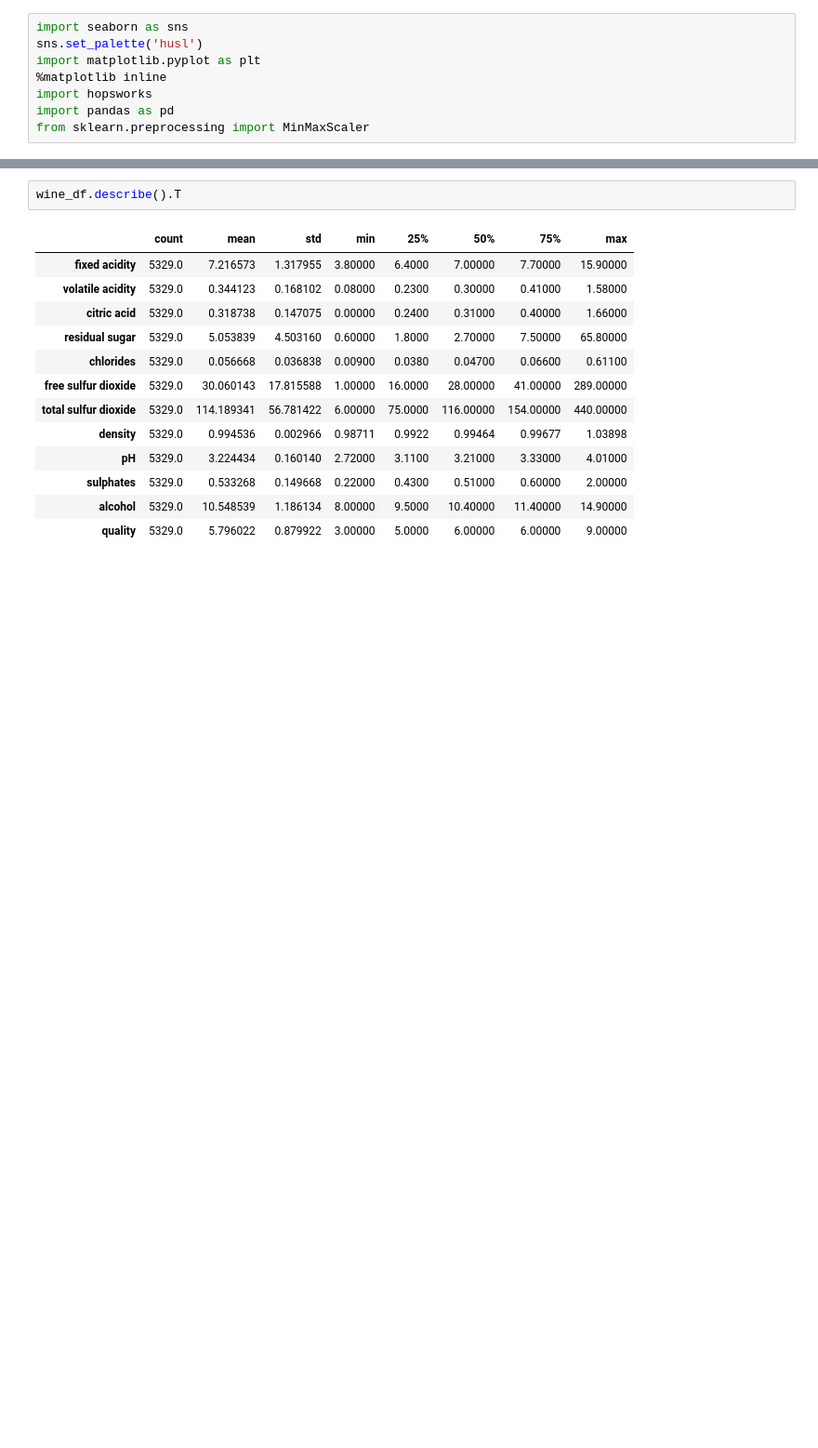
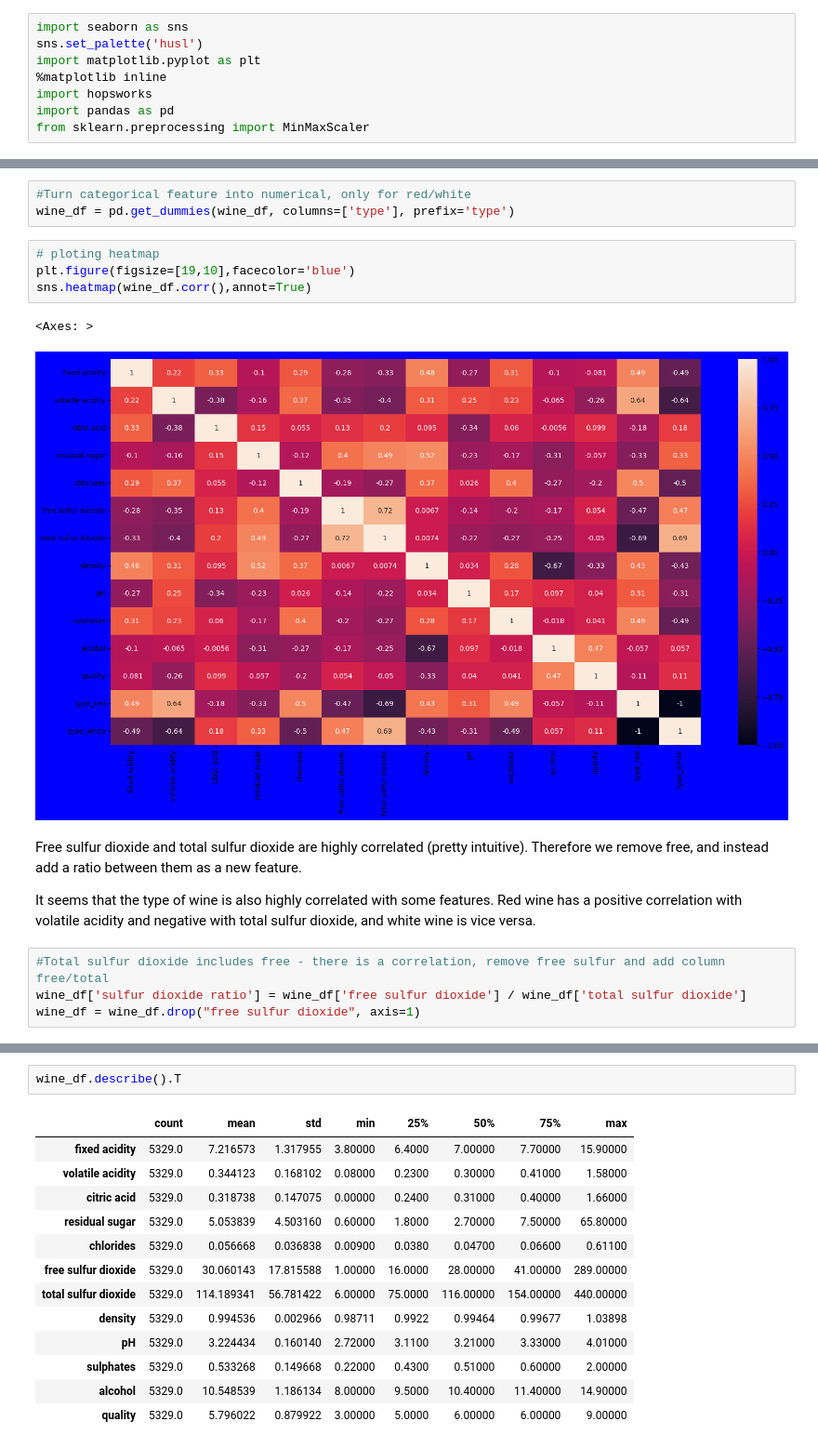
Before and after one commit to rogoran/id2223kth.github.io, a Jupyter notebook: src/serverless-ml-intro/serverless-ml-lab/wine-eda-and-backfill-feature-group.ipynb, the cells around one changed output, grey strips where cells are left out. Shown at 93% size. Cells and saved outputs as stored; diff of their text form; blank space fills up the shorter version.

```diff
--- a/src/serverless-ml-intro/serverless-ml-lab/wine-eda-and-backfill-feature-group.ipynb
+++ b/src/serverless-ml-intro/serverless-ml-lab/wine-eda-and-backfill-feature-group.ipynb
@@ -73,3 +81,21 @@ g = sns.pairplot(wine_df, hue='type', markers='+')
+# %%
+#Turn categorical feature into numerical, only for red/white
+wine_df = pd.get_dummies(wine_df, columns=['type'], prefix='type')
+# %%
+# ploting heatmap
+plt.figure(figsize=[19,10],facecolor='blue')
+sns.heatmap(wine_df.corr(),annot=True)
+# %% [output]
+<Axes: >
+[figure, added]
+# %% [markdown]
+Free sulfur dioxide and total sulfur dioxide are highly correlated (pretty intuitive). Therefore we remove free, and instead add a ratio between them as a new feature.
+
+It seems that the type of wine is also highly correlated with some features. Red wine has a positive correlation with volatile acidity and negative with total sulfur dioxide, and white wine is vice versa.
+# %%
+#Total sulfur dioxide includes free - there is a correlation, remove free sulfur and add column free/total
+wine_df['sulfur dioxide ratio'] = wine_df['free sulfur dioxide'] / wine_df['total sulfur dioxide']
+wine_df = wine_df.drop("free sulfur dioxide", axis=1)
 # %%
 #Replace null-values
 columns_to_fill = wine_df.columns
```
Also changed, not shown: parts of 20 cells of this notebook, 3 other files.
